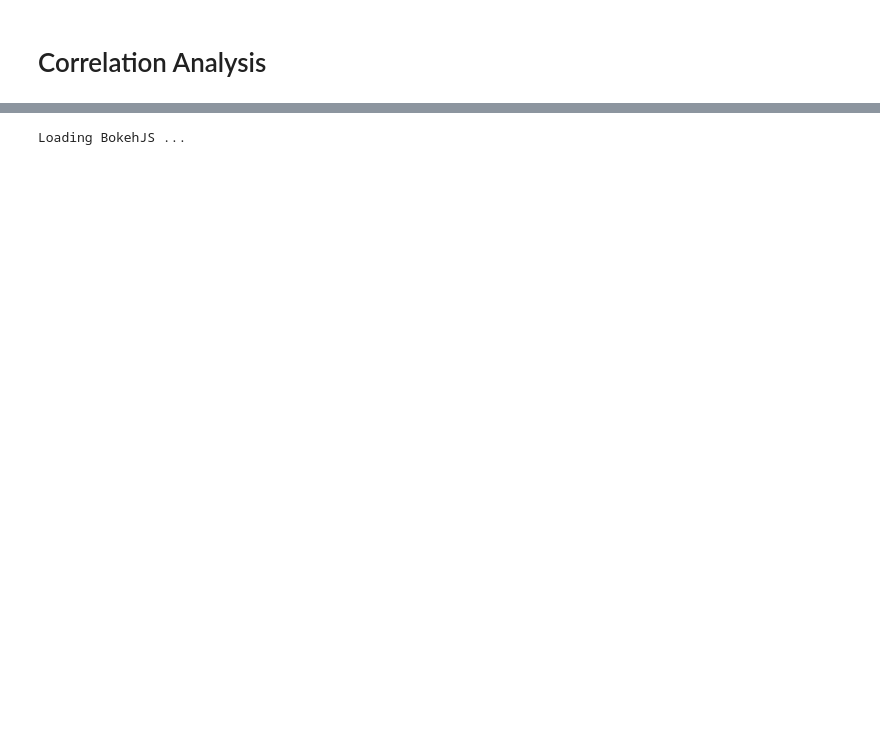
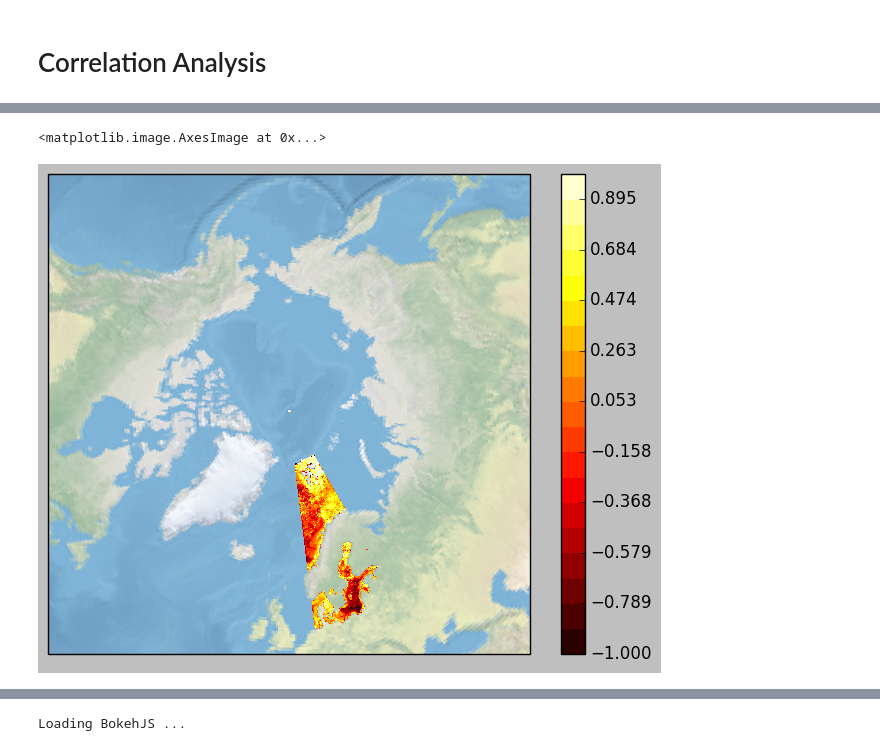
Before and after one commit to CCI-Tools/sandbox, a Jupyter notebook: notebooks/gunnar/CCI_Toolbox_usecase9.ipynb, the cells around one changed output, grey strips where cells are left out. Cells and saved outputs as stored; diff of their text form; code cells hidden in the pictures; blank space fills up the shorter version.

```diff
--- a/notebooks/gunnar/CCI_Toolbox_usecase9.ipynb
+++ b/notebooks/gunnar/CCI_Toolbox_usecase9.ipynb
@@ -69,3 +69,19 @@ corr_chla.plot.contourf(ax=ax, transform=ccrs.PlateCarree(),levels = np.linspace
+# %%
+# plotting the result as a 2D overlay on a map with coastlines. The normalized correlation in time varies between -1 and 1
+map_extent = [1., 360, 50, 90]
+dtick = 10.
+ax = plt.axes(projection=ccrs.NorthPolarStereo())
+
+ax.set_extent(map_extent, crs=ccrs.PlateCarree())
+#ax.set_xticks(np.arange(map_extent[0],map_extent[1],dtick), crs=ccrs.PlateCarree())
+#ax.set_yticks(np.arange(map_extent[2],map_extent[3],dtick), crs=ccrs.PlateCarree())
+#ax.plot(x,y,transform=ccrs.Geodetic())
+corr_chla.plot.contourf(ax=ax, transform=ccrs.PlateCarree(),levels = np.linspace(-1.,1.,20.),cmap="hot")
+ax.stock_img()
+#ax.coastlines()
+# %% [output]
+<matplotlib.image.AxesImage at 0x...>
+[figure, added]
 # %%
 # monthly plot of chla only, standard xarray plotting
 chla.plot(x='lon', y='lat', col='time', col_wrap=3, vmax = 7)
```
Also changed, not shown: parts of 17 cells of this notebook.
